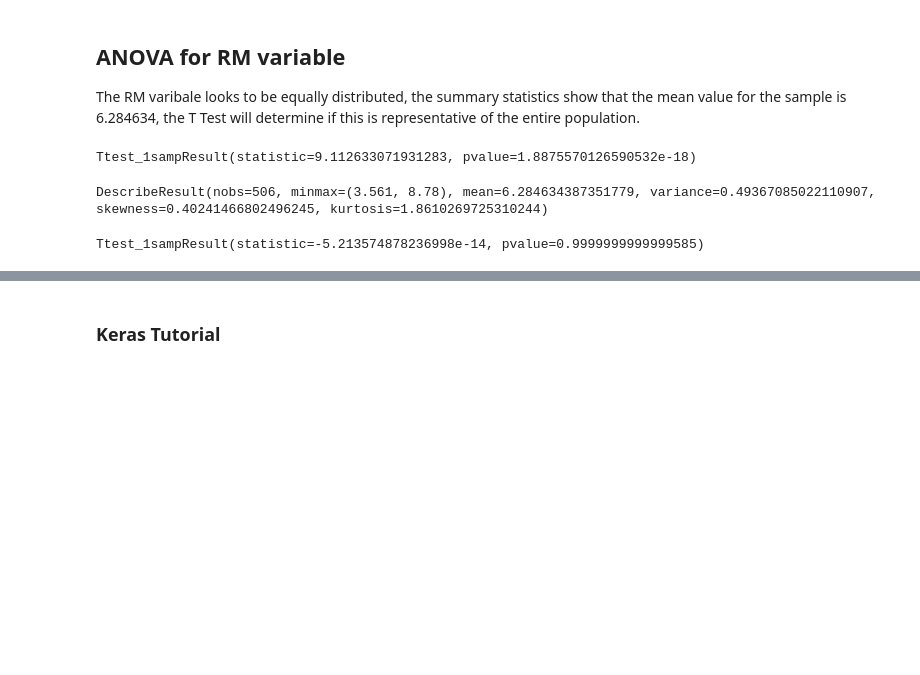
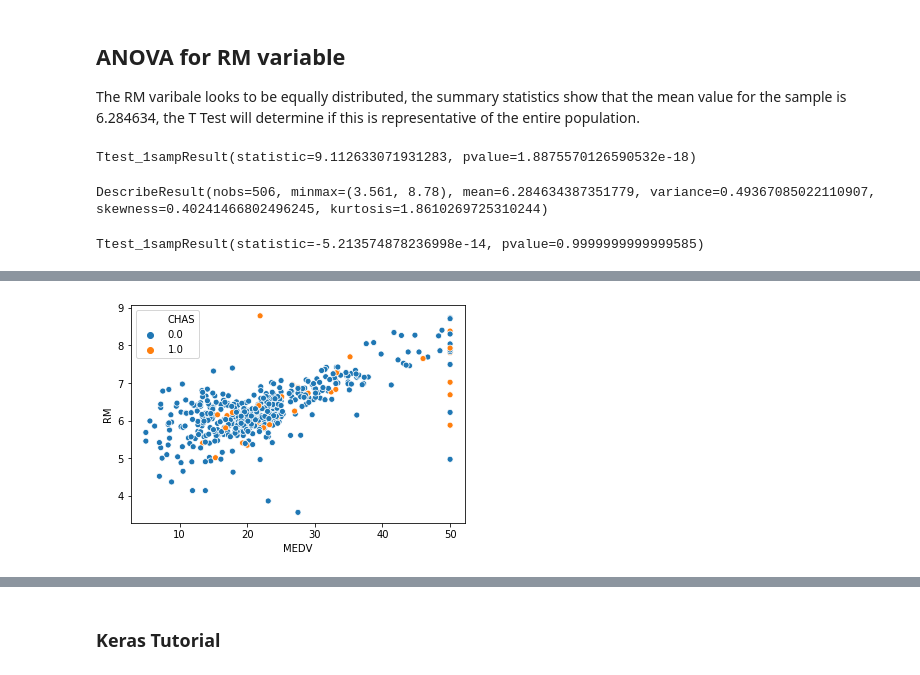
Before and after one commit to tommirrington/MachineLearning-StatisticProject, a Jupyter notebook: MLandStatsProject.ipynb, the cells around one changed output, grey strips where cells are left out. Drawn from its saved outputs; the diff is of its cells as text; code cells hidden in the pictures; blank space fills up the shorter version.

```diff
--- a/MLandStatsProject.ipynb
+++ b/MLandStatsProject.ipynb
@@ -200,0 +207,4 @@ Ttest_1sampResult(statistic=-5.213574878236998e-14, pvalue=0.9999999999999585)
+# %%
+ax = sns.scatterplot(x='MEDV', y='RM',hue='CHAS', data=boston_df)
+# %% [output]
+[figure, added]
```
Also changed, not shown: parts of 29 cells of this notebook.
